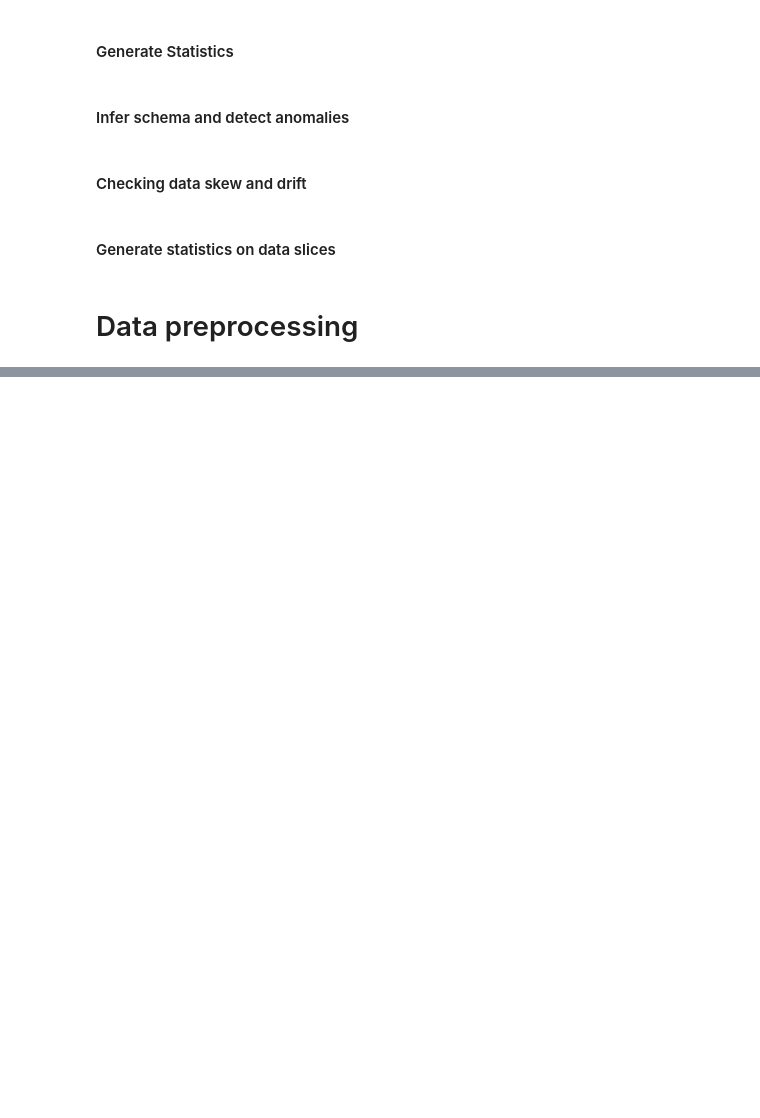
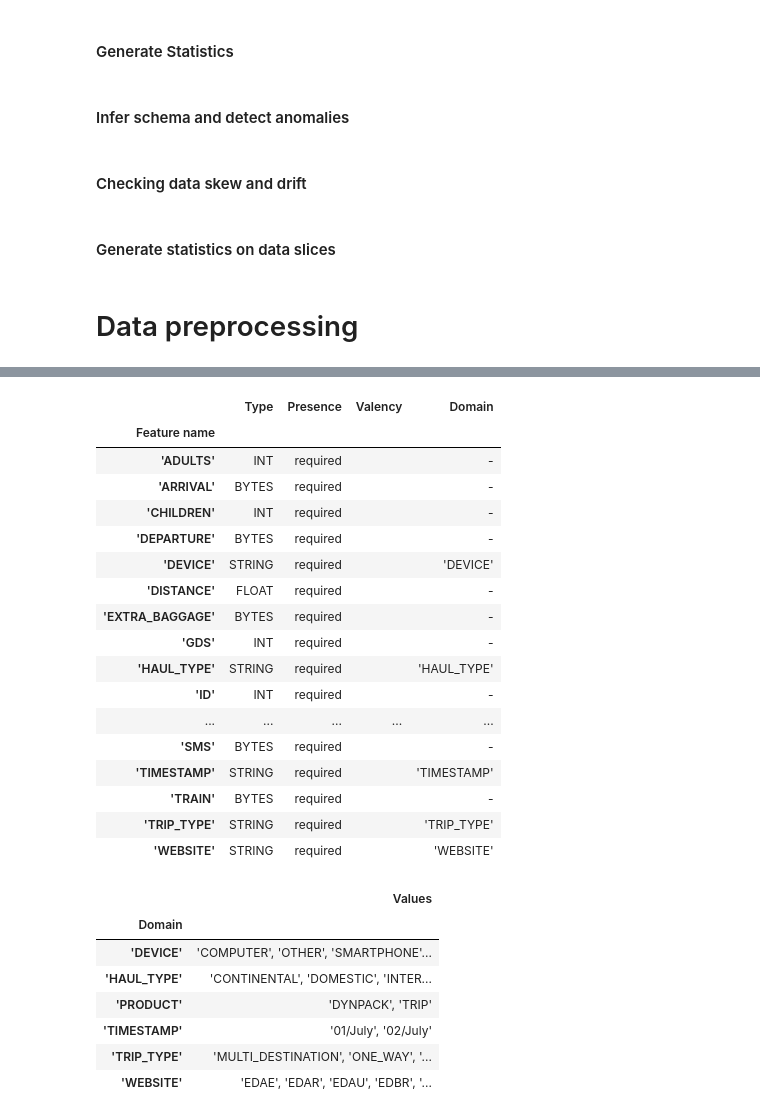
Before and after one commit to opartida/machine-learning-projects, a Jupyter notebook: edreams-test/baggagePrediction.ipynb, the cells around one changed output, grey strips where cells are left out. Cells and saved outputs as stored; diff of their text form; code cells hidden in the pictures; blank space fills up the shorter version.

```diff
--- a/edreams-test/baggagePrediction.ipynb
+++ b/edreams-test/baggagePrediction.ipynb
@@ -424,0 +526,41 @@ Overwriting extra_baggage_trainer.py
+# %%
+schema = tfdv.load_schema_text(
+    os.path.join(schema_gen.outputs['schema']._artifacts[0].uri, "schema.pbtxt")
+)
+
+# Let's add the two environments we need.
+schema.default_environment.append("TRAINING")
+schema.default_environment.append("SERVING")
+
+# We don't have the `Survived` column in the SERVING environment
+tfdv.get_feature(schema, "EXTRA_BAGGAGE").not_in_environment.append("SERVING")
+
+# We can now display the updated schema
+tfdv.display_schema(schema=schema)
+# %% [output]
+|  | Type | Presence | Valency | Domain |
+| Feature name |  |  |  |  |
+| 'ADULTS' | INT | required |  | - |
+| 'ARRIVAL' | BYTES | required |  | - |
+| 'CHILDREN' | INT | required |  | - |
+| 'DEPARTURE' | BYTES | required |  | - |
+| 'DEVICE' | STRING | required |  | 'DEVICE' |
+| 'DISTANCE' | FLOAT | required |  | - |
+| 'EXTRA_BAGGAGE' | BYTES | required |  | - |
+| 'GDS' | INT | required |  | - |
+| 'HAUL_TYPE' | STRING | required |  | 'HAUL_TYPE' |
+| 'ID' | INT | required |  | - |
+| ... | ... | ... | ... | ... |
+| 'SMS' | BYTES | required |  | - |
+| 'TIMESTAMP' | STRING | required |  | 'TIMESTAMP' |
+| 'TRAIN' | BYTES | required |  | - |
+| 'TRIP_TYPE' | STRING | required |  | 'TRIP_TYPE' |
+| 'WEBSITE' | STRING | required |  | 'WEBSITE' |
+|  | Values |
+| Domain |  |
+| 'DEVICE' | 'COMPUTER', 'OTHER', 'SMARTPHONE'... |
+| 'HAUL_TYPE' | 'CONTINENTAL', 'DOMESTIC', 'INTER... |
+| 'PRODUCT' | 'DYNPACK', 'TRIP' |
+| 'TIMESTAMP' | '01/July', '02/July' |
+| 'TRIP_TYPE' | 'MULTI_DESTINATION', 'ONE_WAY', '... |
+| 'WEBSITE' | 'EDAE', 'EDAR', 'EDAU', 'EDBR', '... |
```
Also changed, not shown: parts of 26 cells of this notebook, 6 other files.
